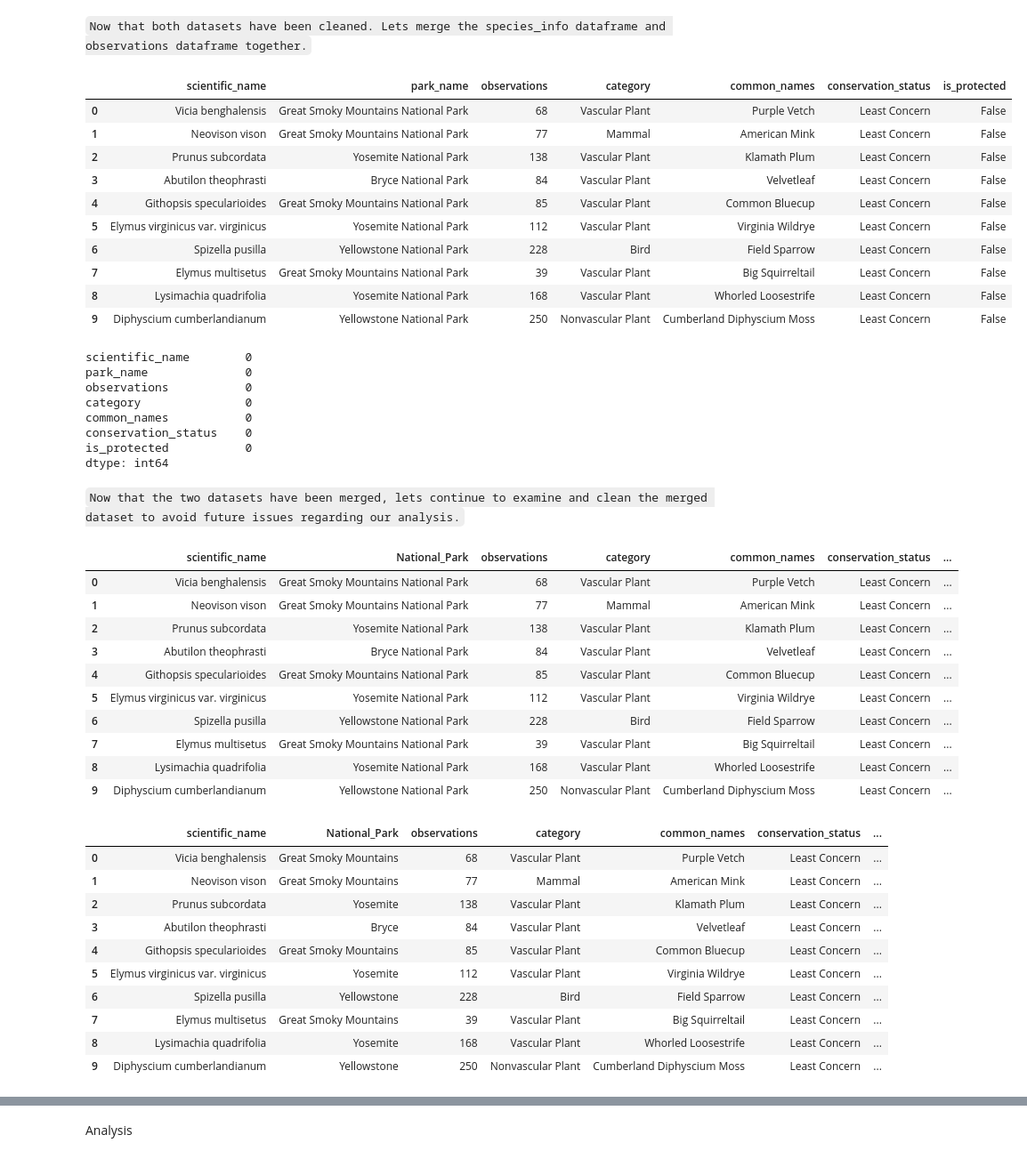
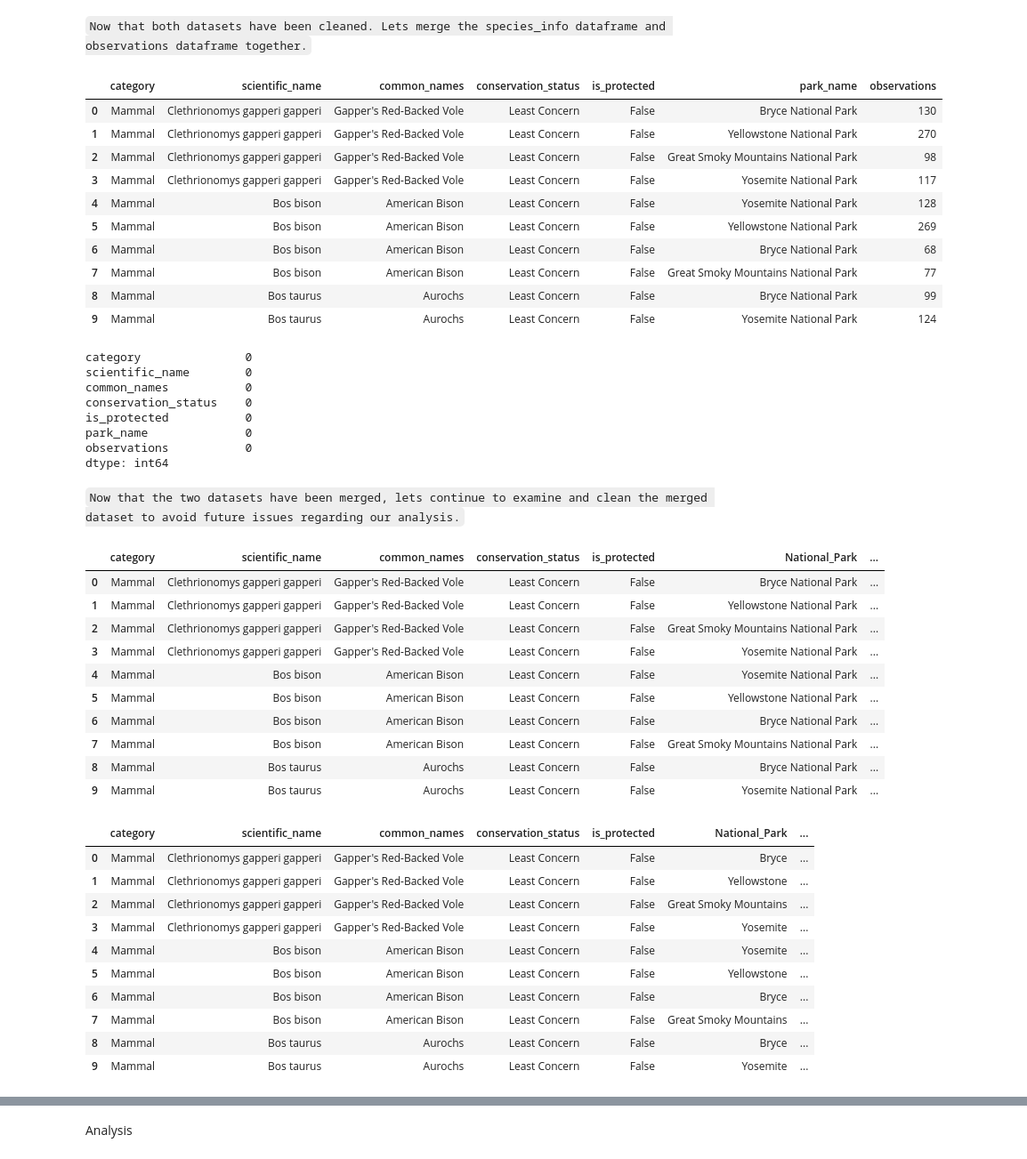
Before and after one commit to PB-III/Biodiversity_Portfolio_Proj, a Jupyter notebook: biodiversity.ipynb, the cells around one changed output, grey strips where cells are left out. Shown at 89% size. Saved outputs shown, nothing was run; the diff lists cells and outputs as text; code cells hidden in the pictures.

Commit message:
Continuation: EDA - removed duplicated from merged dataset

```diff
--- a/biodiversity.ipynb
+++ b/biodiversity.ipynb
@@ -458,67 +470,67 @@ There have been 3312429 recorded over the last 7 days.
 `Now that both datasets have been cleaned. Lets merge the species_info dataframe and observations dataframe together.`
 # %%
 #Merge the dataframes together
-merged_data = observations.merge(species_info, on='scientific_name', how='left')
+merged_data = pd.merge(species_info, observations, on='scientific_name')
 #print the first 10 rows of the dataframe
 merged_data.head(10)
 # %% [output]
-|  | scientific_name | park_name | observations | category | common_names | conservation_status | is_protected |
-| 0 | Vicia benghalensis | Great Smoky Mountains National Park | 68 | Vascular Plant | Purple Vetch | Least Concern | False |
-| 1 | Neovison vison | Great Smoky Mountains National Park | 77 | Mammal | American Mink | Least Concern | False |
-| 2 | Prunus subcordata | Yosemite National Park | 138 | Vascular Plant | Klamath Plum | Least Concern | False |
-| 3 | Abutilon theophrasti | Bryce National Park | 84 | Vascular Plant | Velvetleaf | Least Concern | False |
-| 4 | Githopsis specularioides | Great Smoky Mountains National Park | 85 | Vascular Plant | Common Bluecup | Least Concern | False |
-| 5 | Elymus virginicus var. virginicus | Yosemite National Park | 112 | Vascular Plant | Virginia Wildrye | Least Concern | False |
-| 6 | Spizella pusilla | Yellowstone National Park | 228 | Bird | Field Sparrow | Least Concern | False |
-| 7 | Elymus multisetus | Great Smoky Mountains National Park | 39 | Vascular Plant | Big Squirreltail | Least Concern | False |
-| 8 | Lysimachia quadrifolia | Yosemite National Park | 168 | Vascular Plant | Whorled Loosestrife | Least Concern | False |
-| 9 | Diphyscium cumberlandianum | Yellowstone National Park | 250 | Nonvascular Plant | Cumberland Diphyscium Moss | Least Concern | False |
+|  | category | scientific_name | common_names | conservation_status | is_protected | park_name | observations |
+| 0 | Mammal | Clethrionomys gapperi gapperi | Gapper's Red-Backed Vole | Least Concern | False | Bryce National Park | 130 |
+| 1 | Mammal | Clethrionomys gapperi gapperi | Gapper's Red-Backed Vole | Least Concern | False | Yellowstone National Park | 270 |
+| 2 | Mammal | Clethrionomys gapperi gapperi | Gapper's Red-Backed Vole | Least Concern | False | Great Smoky Mountains National Park | 98 |
+| 3 | Mammal | Clethrionomys gapperi gapperi | Gapper's Red-Backed Vole | Least Concern | False | Yosemite National Park | 117 |
+| 4 | Mammal | Bos bison | American Bison | Least Concern | False | Yosemite National Park | 128 |
+| 5 | Mammal | Bos bison | American Bison | Least Concern | False | Yellowstone National Park | 269 |
+| 6 | Mammal | Bos bison | American Bison | Least Concern | False | Bryce National Park | 68 |
+| 7 | Mammal | Bos bison | American Bison | Least Concern | False | Great Smoky Mountains National Park | 77 |
+| 8 | Mammal | Bos taurus | Aurochs | Least Concern | False | Bryce National Park | 99 |
+| 9 | Mammal | Bos taurus | Aurochs | Least Concern | False | Yosemite National Park | 124 |
 # %%
 #count the NAN/Null values and add them up
 merged_data.isnull().sum()
 # %% [output]
+category               0
 scientific_name        0
-park_name              0
-observations           0
-category               0
 common_names           0
 conservation_status    0
 is_protected           0
+park_name              0
+observations           0
 dtype: int64
 # %% [markdown]
 `Now that the two datasets have been merged, lets continue to examine and clean the merged dataset to avoid future issues regarding our analysis.`
 # %%
-#rename column
+#rename Park_name column to Nataional Park
 merged_data = merged_data.rename(columns ={'park_name': 'National_Park'})
 #print the first 10 rows of the DataFrame
 merged_data.head(10)
 # %% [output]
-|  | scientific_name | National_Park | observations | category | common_names | conservation_status | ... |
-| 0 | Vicia benghalensis | Great Smoky Mountains National Park | 68 | Vascular Plant | Purple Vetch | Least Concern | ... |
-| 1 | Neovison vison | Great Smoky Mountains National Park | 77 | Mammal | American Mink | Least Concern | ... |
-| 2 | Prunus subcordata | Yosemite National Park | 138 | Vascular Plant | Klamath Plum | Least Concern | ... |
-| 3 | Abutilon theophrasti | Bryce National Park | 84 | Vascular Plant | Velvetleaf | Least Concern | ... |
-| 4 | Githopsis specularioides | Great Smoky Mountains National Park | 85 | Vascular Plant | Common Bluecup | Least Concern | ... |
-| 5 | Elymus virginicus var. virginicus | Yosemite National Park | 112 | Vascular Plant | Virginia Wildrye | Least Concern | ... |
-| 6 | Spizella pusilla | Yellowstone National Park | 228 | Bird | Field Sparrow | Least Concern | ... |
-| 7 | Elymus multisetus | Great Smoky Mountains National Park | 39 | Vascular Plant | Big Squirreltail | Least Concern | ... |
-| 8 | Lysimachia quadrifolia | Yosemite National Park | 168 | Vascular Plant | Whorled Loosestrife | Least Concern | ... |
-| 9 | Diphyscium cumberlandianum | Yellowstone National Park | 250 | Nonvascular Plant | Cumberland Diphyscium Moss | Least Concern | ... |
+|  | category | scientific_name | common_names | conservation_status | is_protected | National_Park | ... |
+| 0 | Mammal | Clethrionomys gapperi gapperi | Gapper's Red-Backed Vole | Least Concern | False | Bryce National Park | ... |
+| 1 | Mammal | Clethrionomys gapperi gapperi | Gapper's Red-Backed Vole | Least Concern | False | Yellowstone National Park | ... |
+| 2 | Mammal | Clethrionomys gapperi gapperi | Gapper's Red-Backed Vole | Least Concern | False | Great Smoky Mountains National Park | ... |
+| 3 | Mammal | Clethrionomys gapperi gapperi | Gapper's Red-Backed Vole | Least Concern | False | Yosemite National Park | ... |
+| 4 | Mammal | Bos bison | American Bison | Least Concern | False | Yosemite National Park | ... |
+| 5 | Mammal | Bos bison | American Bison | Least Concern | False | Yellowstone National Park | ... |
+| 6 | Mammal | Bos bison | American Bison | Least Concern | False | Bryce National Park | ... |
+| 7 | Mammal | Bos bison | American Bison | Least Concern | False | Great Smoky Mountains National Park | ... |
+| 8 | Mammal | Bos taurus | Aurochs | Least Concern | False | Bryce National Park | ... |
+| 9 | Mammal | Bos taurus | Aurochs | Least Concern | False | Yosemite National Park | ... |
 # %%
-#remove National Park from Name in each value
+#remove the National Park string from each value in the National_Park column
 merged_data['National_Park'] = merged_data['National_Park'].apply(lambda x: x.replace(' National Park', ''))
 #print first 10 rows in dataframe
 merged_data.head(10)
 # %% [output]
-|  | scientific_name | National_Park | observations | category | common_names | conservation_status | ... |
-| 0 | Vicia benghalensis | Great Smoky Mountains | 68 | Vascular Plant | Purple Vetch | Least Concern | ... |
-| 1 | Neovison vison | Great Smoky Mountains | 77 | Mammal | American Mink | Least Concern | ... |
-| 2 | Prunus subcordata | Yosemite | 138 | Vascular Plant | Klamath Plum | Least Concern | ... |
-| 3 | Abutilon theophrasti | Bryce | 84 | Vascular Plant | Velvetleaf | Least Concern | ... |
-| 4 | Githopsis specularioides | Great Smoky Mountains | 85 | Vascular Plant | Common Bluecup | Least Concern | ... |
-| 5 | Elymus virginicus var. virginicus | Yosemite | 112 | Vascular Plant | Virginia Wildrye | Least Concern | ... |
-| 6 | Spizella pusilla | Yellowstone | 228 | Bird | Field Sparrow | Least Concern | ... |
-| 7 | Elymus multisetus | Great Smoky Mountains | 39 | Vascular Plant | Big Squirreltail | Least Concern | ... |
-| 8 | Lysimachia quadrifolia | Yosemite | 168 | Vascular Plant | Whorled Loosestrife | Least Concern | ... |
-| 9 | Diphyscium cumberlandianum | Yellowstone | 250 | Nonvascular Plant | Cumberland Diphyscium Moss | Least Concern | ... |
+|  | category | scientific_name | common_names | conservation_status | is_protected | National_Park | ... |
+| 0 | Mammal | Clethrionomys gapperi gapperi | Gapper's Red-Backed Vole | Least Concern | False | Bryce | ... |
+| 1 | Mammal | Clethrionomys gapperi gapperi | Gapper's Red-Backed Vole | Least Concern | False | Yellowstone | ... |
+| 2 | Mammal | Clethrionomys gapperi gapperi | Gapper's Red-Backed Vole | Least Concern | False | Great Smoky Mountains | ... |
+| 3 | Mammal | Clethrionomys gapperi gapperi | Gapper's Red-Backed Vole | Least Concern | False | Yosemite | ... |
+| 4 | Mammal | Bos bison | American Bison | Least Concern | False | Yosemite | ... |
+| 5 | Mammal | Bos bison | American Bison | Least Concern | False | Yellowstone | ... |
+| 6 | Mammal | Bos bison | American Bison | Least Concern | False | Bryce | ... |
+| 7 | Mammal | Bos bison | American Bison | Least Concern | False | Great Smoky Mountains | ... |
+| 8 | Mammal | Bos taurus | Aurochs | Least Concern | False | Bryce | ... |
+| 9 | Mammal | Bos taurus | Aurochs | Least Concern | False | Yosemite | ... |
 # %%
```
Also changed, not shown: parts of 11 cells of this notebook, 1 other file.
